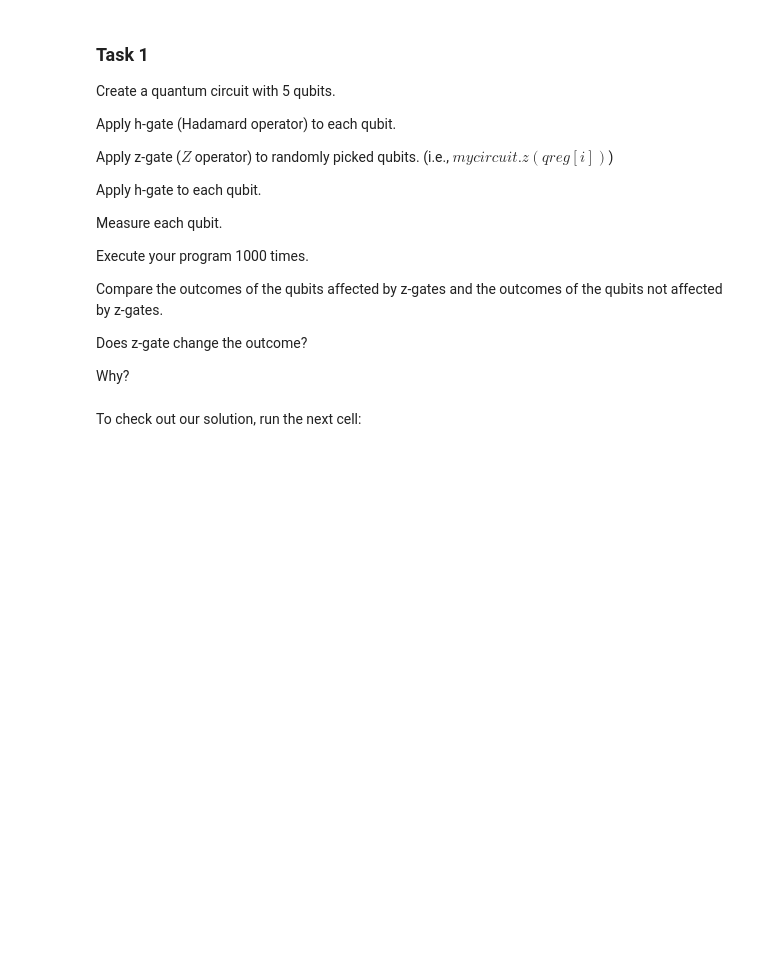
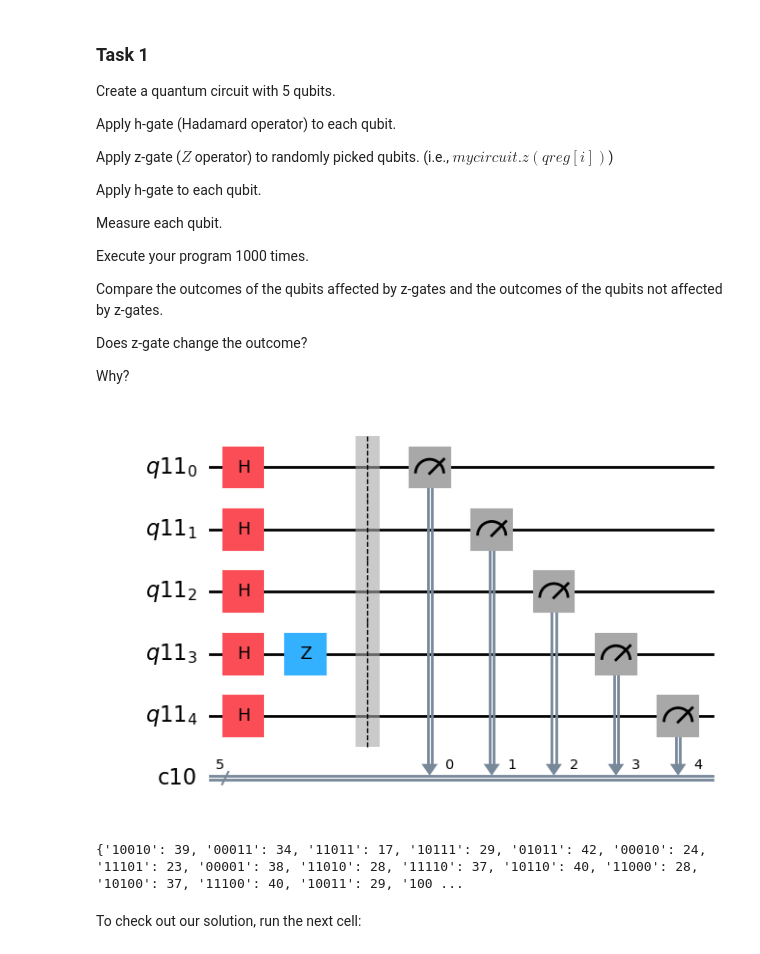
Before and after one commit to yaraPB/Quantum-Computing, a Jupyter notebook: 2_chapter/2_4/QB24_Q48_Reflections.ipynb, the cells around one changed output. Cells and saved outputs as stored; diff of their text form; code cells hidden in the pictures; blank space fills up the shorter version.

```diff
--- a/2_chapter/2_4/QB24_Q48_Reflections.ipynb
+++ b/2_chapter/2_4/QB24_Q48_Reflections.ipynb
@@ -144,3 +135,46 @@ from random import randrange
+# %%
+# import all necessary objects and methods for quantum circuits
+from qiskit import QuantumRegister, ClassicalRegister, QuantumCircuit #, execute, Aer
+# import randrange for random choices
+from random import randrange
+import pylatexenc
+import matplotlib.pyplot as plt
+from qiskit_aer import AerSimulator
+# from qiskit.providers.aer import Aer
+from qiskit.primitives import Sampler
+
+q = QuantumRegister(5)
+c = ClassicalRegister(5)
+qc = QuantumCircuit(q, c)
+
+qrand = q[randrange(5)]
+
+for i in range(5):
+    qc.h(q[i])
+
+qc.z(qrand)
+
+# to prevent two consecutive gates, which would normally cancel eachother (like two consecutive X-gates), to cancel out
+qc.barrier()
+
+qc.measure(q,c)
+display(qc.draw(output='mpl'))
+
+# doesn't work in the newer versions of qiskit
+
+# job = execute(qc,Aer.get_backend('qasm_simulator'),shots=1000)
+# counts = job.result().get_counts(qc)
+# print(counts)
+
+backend = AerSimulator()
+job = backend.run(qc, shots=1000)
+result = job.result()
+counts = result.get_counts(qc)
+
+print(counts)
+# %% [output]
+[figure, added]
+{'10010': 39, '00011': 34, '11011': 17, '10111': 29, '01011': 42, '00010': 24, '11101': 23, '00001': 38, '11010': 28, '11110': 37, '10110': 40, '11000': 28, '10100': 37, '11100': 40, '10011': 29, '100 ...
 # %% [markdown]
 To check out our solution, run the next cell:
 # %%
```
Also changed, not shown: parts of 3 cells of this notebook, 4 other files.
